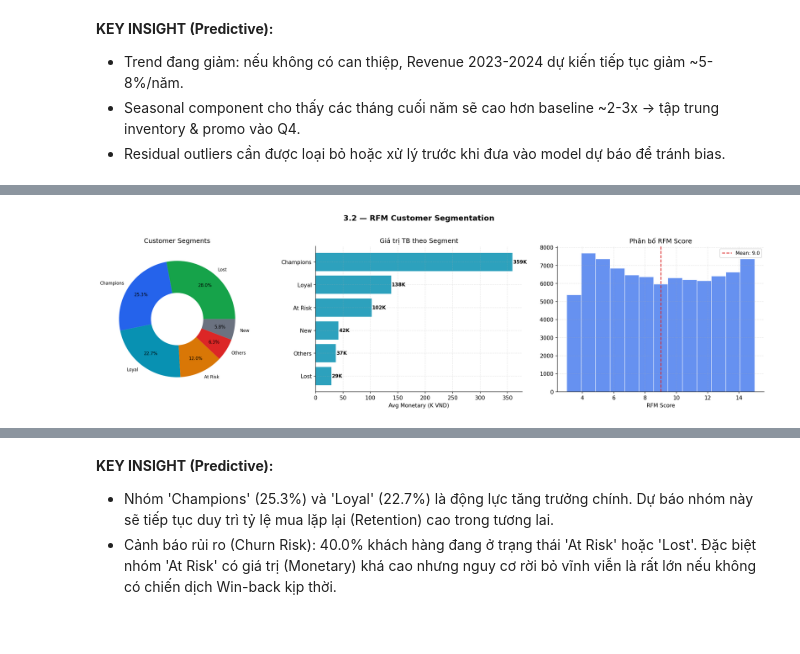
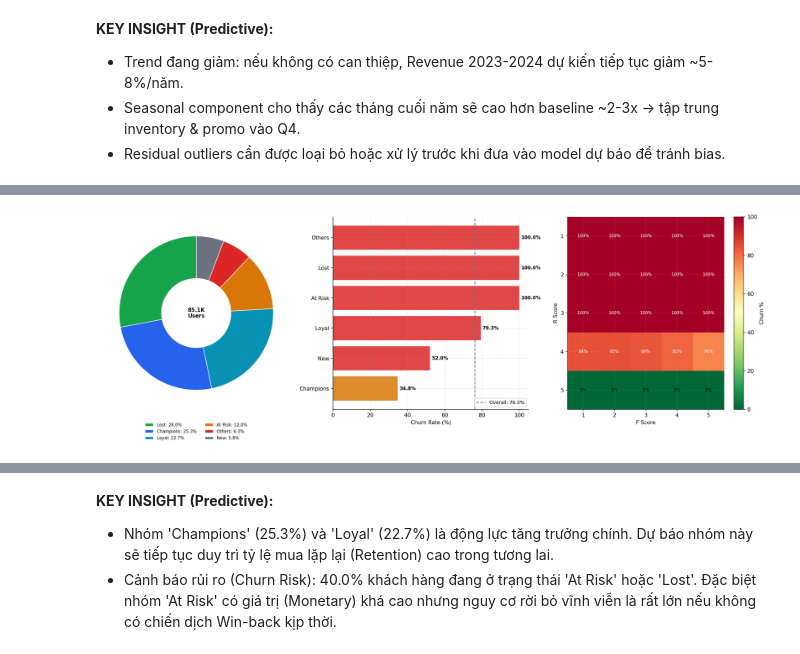
Before and after one commit to dzungphieuluuky/Datathon-VinUni, a Jupyter notebook: datathon.ipynb, the cells around one changed output, grey strips where cells are left out. Drawn from its saved outputs; the diff is of its cells as text; code cells hidden in the pictures.

```diff
--- a/datathon.ipynb
+++ b/datathon.ipynb
@@ -677,49 +534,98 @@ plot_3_1()
 # %%
-# === 3.2 RFM Customer Segmentation ===
 def compute_rfm():
     delivered = orders[orders['order_status']=='delivered'].merge(payments[['order_id','payment_value']], on='order_id')
     snap = delivered['order_date'].max() + pd.Timedelta(days=1)
     rfm = delivered.groupby('customer_id').agg(
         Recency=('order_date', lambda x: (snap-x.max()).days),
         Frequency=('order_id', 'nunique'), Monetary=('payment_value', 'sum'))
     rfm['R_Score'] = pd.qcut(rfm['Recency'], 5, labels=[5,4,3,2,1]).astype(int)
     rfm['F_Score'] = pd.qcut(rfm['Frequency'].rank(method='first'), 5, labels=[1,2,3,4,5]).astype(int)
     rfm['M_Score'] = pd.qcut(rfm['Monetary'].rank(method='first'), 5, labels=[1,2,3,4,5]).astype(int)
     rfm['RFM_Score'] = rfm['R_Score'] + rfm['F_Score'] + rfm['M_Score']
     def seg(r):
         if r['R_Score']>=4 and r['F_Score']>=4 and r['M_Score']>=4: return 'Champions'
         elif r['R_Score']>=3 and r['F_Score']>=3: return 'Loyal'
         elif r['R_Score']>=4 and r['F_Score']<=2: return 'New'
         elif r['R_Score']<=2 and r['F_Score']>=3: return 'At Risk'
         elif r['R_Score']<=2 and r['F_Score']<=2: return 'Lost'
         else: return 'Others'
     rfm['Segment'] = rfm.apply(seg, axis=1)
     return rfm
 
 def plot_3_2(rfm):
-    fig, axes = plt.subplots(1,3,figsize=(18,5))
-    fig.suptitle('3.2 — RFM Customer Segmentation', fontsize=14, fontweight='bold', y=1.02)
+    # 1. Chuẩn bị dữ liệu Churn (theo logic bạn cung cấp)
+    rfm['Churned'] = (rfm['Recency'] > 365).astype(int)
+
+    # 2. Khởi tạo Figure 1x3
+    fig, axes = plt.subplots(1, 3, figsize=(18, 6))
+
+    # --- PANEL 1: RFM Segments Donut (Lấy từ 3.2 lên) ---
+    ax1 = axes[0]
     sc = rfm['Segment'].value_counts()
-    axes[0].pie(sc.values, labels=sc.index, autopct='%1.1f%%', colors=[COLORS['green'],COLORS['blue'],COLORS['teal'],COLORS['amber'],COLORS['red'],COLORS['gray']][:len(sc)], pctdistance=0.75, wedgeprops=dict(width=0.55), textprops={'fontsize':8})
-    axes[0].set_title('Customer Segments')
-    sm = rfm.groupby('Segment')['Monetary'].mean().sort_values()/1e3
-    axes[1].barh(sm.index, sm.values, color=COLORS['teal'], alpha=0.85)
-    for i,(v,s) in enumerate(zip(sm.values,sm.index)): axes[1].text(v+1, i, f'{v:.0f}K', va='center', fontsize=9, fontweight='bold')
-    axes[1].set_xlabel('Avg Monetary (K VND)'); axes[1].set_title('Giá trị TB theo Segment')
-    axes[2].hist(rfm['RFM_Score'], bins=13, color=COLORS['blue'], alpha=0.7, edgecolor='white')
-    axes[2].axvline(rfm['RFM_Score'].mean(), color=COLORS['red'], ls='--', label=f"Mean: {rfm['RFM_Score'].mean():.1f}")
-    axes[2].set_xlabel('RFM Score'); axes[2].set_title('Phân bố RFM Score'); axes[2].legend(fontsize=9)
-    plt.tight_layout(); plt.show()
-    summary = rfm.groupby('Segment').agg(Recency=('Recency','mean'),Frequency=('Frequency','mean'),Monetary=('Monetary','mean'),Count=('RFM_Score','count')).round(0)
-    print(summary.to_string())
+    status_pct = (sc / sc.sum() * 100)
+    colors_segments = [COLORS['green'], COLORS['blue'], COLORS['teal'],
+                       COLORS['amber'], COLORS['red'], COLORS['gray']]
 
-    # Calculate % for insights
-    pct_champ = sc.get('Champions', 0) / len(rfm) * 100
-    pct_loyal = sc.get('Loyal', 0) / len(rfm) * 100
-    pct_risk = sc.get('At Risk', 0) / len(rfm) * 100
-    pct_lost = sc.get('Lost', 0) / len(rfm) * 100
+    # Kết hợp Tên + % vào Legend để tránh dính số trên biểu đồ
+    legend_labels = [f'{n}: {p:.1f}%' for n, p in zip(sc.index, status_pct)]
+
+    wedges, _ = ax1.pie(
+        sc.values,
+        labels=None,
+        autopct=None, # Tắt số trên bánh để tránh lấn chiếm không gian
+        colors=colors_segments[:len(sc)],
+        pctdistance=0.75,
+        wedgeprops=dict(width=0.55, edgecolor='w'),
+        startangle=90
+    )
+    # Đẩy Legend xuống dưới để không lấn sang biểu đồ thứ 2
+    ax1.legend(wedges, legend_labels, loc="upper center",
+               bbox_to_anchor=(0.5, -0.05), fontsize=8, frameon=False, ncol=2)
+    ax1.text(0, 0, f'{len(rfm)/1e3:.1f}K\nUsers',
+             ha='center', va='center', fontsize=10, fontweight='bold')
+
+    # --- PANEL 2: Churn Rate by Segment ---
+    ax2 = axes[1]
+    cr = rfm.groupby('Segment')['Churned'].mean().sort_values() * 100
+    colors_c = [COLORS['red'] if v > 50 else COLORS['amber'] if v > 30 else COLORS['green'] for v in cr.values]
+    bars = ax2.barh(cr.index, cr.values, color=colors_c, alpha=0.85)
+
+    for b, v in zip(bars, cr.values):
+        ax2.text(v + 1, b.get_y() + b.get_height()/2, f'{v:.1f}%', va='center', fontsize=9, fontweight='bold')
+
+    ax2.axvline(rfm['Churned'].mean() * 100, color=COLORS['gray'], ls='--',
+                label=f"Overall: {rfm['Churned'].mean()*100:.1f}%")
+    ax2.set_xlabel('Churn Rate (%)')
+    ax2.legend(fontsize=9, loc='lower right')
+
+    # --- PANEL 3: Churn Heatmap (R × F) ---
+    ax3 = axes[2]
+    ch = rfm.pivot_table(index='R_Score', columns='F_Score', values='Churned', aggfunc='mean') * 100
+    im = ax3.imshow(ch.values, cmap='RdYlGn_r', aspect='auto', vmin=0, vmax=100)
+
+    ax3.set_xticks(range(len(ch.columns)))
+    ax3.set_xticklabels(ch.columns)
+    ax3.set_yticks(range(len(ch.index)))
+    ax3.set_yticklabels(ch.index)
+    ax3.set_xlabel('F Score')
+    ax3.set_ylabel('R Score')
+
+    plt.colorbar(im, ax=ax3, label='Churn %')
+
+    # Ghi số % vào Heatmap
+    for i in range(len(ch.index)):
+        for j in range(len(ch.columns)):
+            v = ch.values[i,j]
+            if not np.isnan(v):
+                ax3.text(j, i, f'{v:.0f}%', ha='center', va='center',
+                         fontsize=8, color='white' if v > 50 else 'black')
+
+    plt.tight_layout()
+    # Lưu file khớp với Figure 3.3 trong báo cáo của bạn
+    plt.savefig('Figures/plot3_2.png', bbox_inches='tight', dpi=300)
+    plt.show()
 
 rfm = compute_rfm()
 plot_3_2(rfm)
 # %% [output]
-[figure, old version]
+[figure, new version]
```
Also changed, not shown: parts of 28 cells of this notebook, 10 other files.
